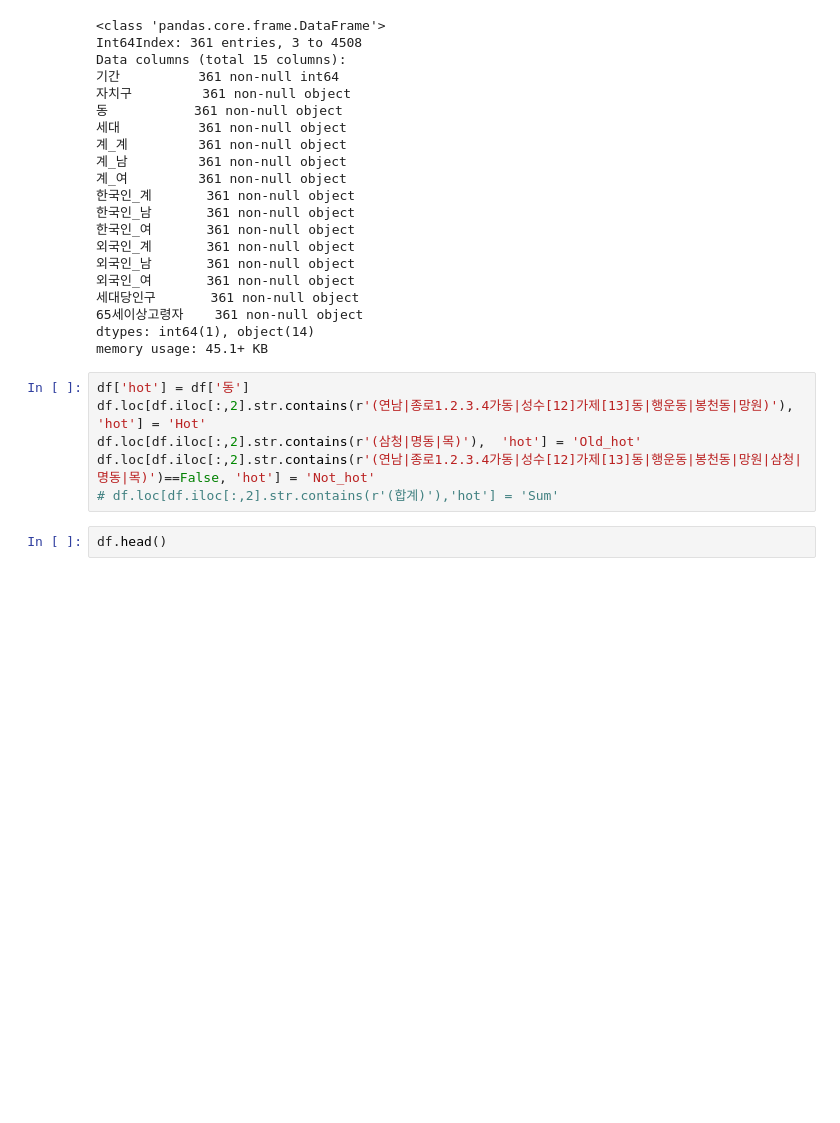
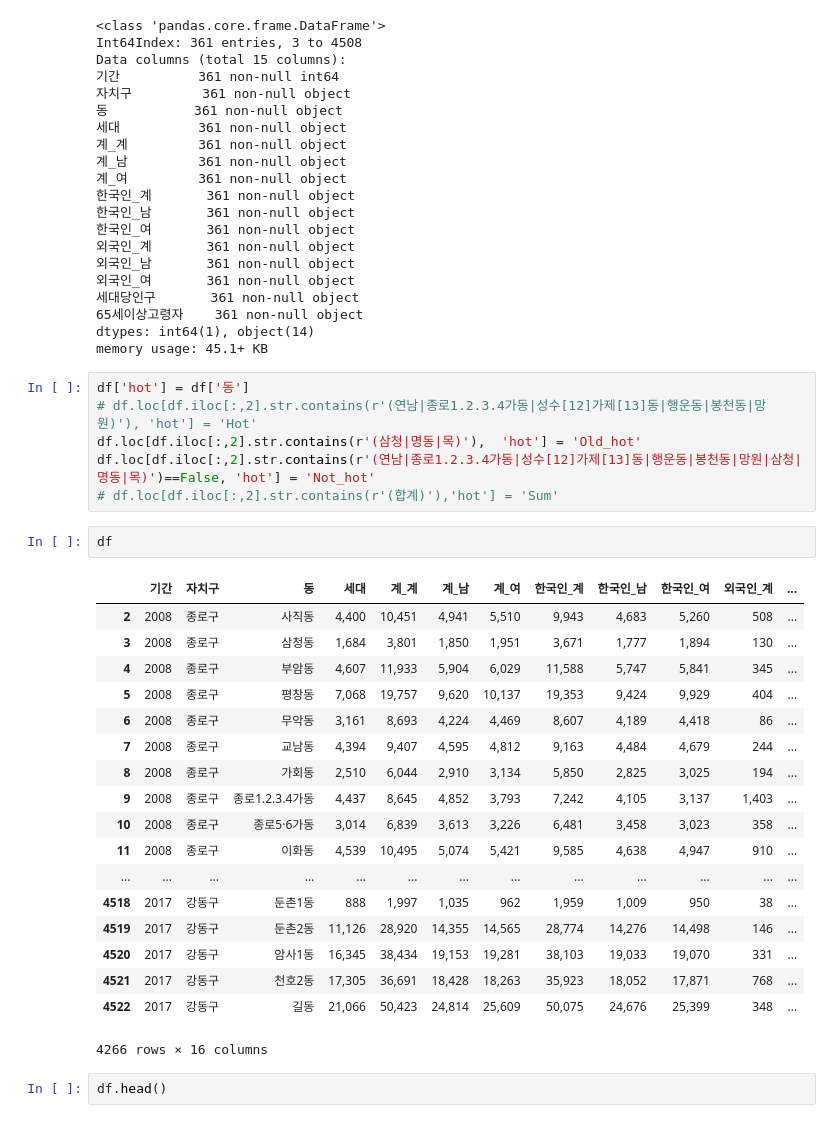
Before and after one commit to dataitgirls2/Next_Hip_Place, a Jupyter notebook: code/seoul_populations/population_visualization.ipynb, the cells around one changed output. Cells and saved outputs as stored; diff of their text form; blank space fills up the shorter version.

```diff
--- a/code/seoul_populations/population_visualization.ipynb
+++ b/code/seoul_populations/population_visualization.ipynb
@@ -47,10 +47,31 @@ dtypes: int64(1), object(14)
 memory usage: 45.1+ KB
 # %%
 df['hot'] = df['동']
-df.loc[df.iloc[:,2].str.contains(r'(연남|종로1.2.3.4가동|성수[12]가제[13]동|행운동|봉천동|망원)'), 'hot'] = 'Hot'
+# df.loc[df.iloc[:,2].str.contains(r'(연남|종로1.2.3.4가동|성수[12]가제[13]동|행운동|봉천동|망원)'), 'hot'] = 'Hot'
 df.loc[df.iloc[:,2].str.contains(r'(삼청|명동|목)'),  'hot'] = 'Old_hot'
 df.loc[df.iloc[:,2].str.contains(r'(연남|종로1.2.3.4가동|성수[12]가제[13]동|행운동|봉천동|망원|삼청|명동|목)')==False, 'hot'] = 'Not_hot'
 # df.loc[df.iloc[:,2].str.contains(r'(합계)'),'hot'] = 'Sum'
+# %%
+df
+# %% [output]
+|  | 기간 | 자치구 | 동 | 세대 | 계_계 | 계_남 | 계_여 | 한국인_계 | 한국인_남 | 한국인_여 | 외국인_계 | ... |
+| 2 | 2008 | 종로구 | 사직동 | 4,400 | 10,451 | 4,941 | 5,510 | 9,943 | 4,683 | 5,260 | 508 | ... |
+| 3 | 2008 | 종로구 | 삼청동 | 1,684 | 3,801 | 1,850 | 1,951 | 3,671 | 1,777 | 1,894 | 130 | ... |
+| 4 | 2008 | 종로구 | 부암동 | 4,607 | 11,933 | 5,904 | 6,029 | 11,588 | 5,747 | 5,841 | 345 | ... |
+| 5 | 2008 | 종로구 | 평창동 | 7,068 | 19,757 | 9,620 | 10,137 | 19,353 | 9,424 | 9,929 | 404 | ... |
+| 6 | 2008 | 종로구 | 무악동 | 3,161 | 8,693 | 4,224 | 4,469 | 8,607 | 4,189 | 4,418 | 86 | ... |
+| 7 | 2008 | 종로구 | 교남동 | 4,394 | 9,407 | 4,595 | 4,812 | 9,163 | 4,484 | 4,679 | 244 | ... |
+| 8 | 2008 | 종로구 | 가회동 | 2,510 | 6,044 | 2,910 | 3,134 | 5,850 | 2,825 | 3,025 | 194 | ... |
+| 9 | 2008 | 종로구 | 종로1.2.3.4가동 | 4,437 | 8,645 | 4,852 | 3,793 | 7,242 | 4,105 | 3,137 | 1,403 | ... |
+| 10 | 2008 | 종로구 | 종로5·6가동 | 3,014 | 6,839 | 3,613 | 3,226 | 6,481 | 3,458 | 3,023 | 358 | ... |
+| 11 | 2008 | 종로구 | 이화동 | 4,539 | 10,495 | 5,074 | 5,421 | 9,585 | 4,638 | 4,947 | 910 | ... |
+| ... | ... | ... | ... | ... | ... | ... | ... | ... | ... | ... | ... | ... |
+| 4518 | 2017 | 강동구 | 둔촌1동 | 888 | 1,997 | 1,035 | 962 | 1,959 | 1,009 | 950 | 38 | ... |
+| 4519 | 2017 | 강동구 | 둔촌2동 | 11,126 | 28,920 | 14,355 | 14,565 | 28,774 | 14,276 | 14,498 | 146 | ... |
+| 4520 | 2017 | 강동구 | 암사1동 | 16,345 | 38,434 | 19,153 | 19,281 | 38,103 | 19,033 | 19,070 | 331 | ... |
+| 4521 | 2017 | 강동구 | 천호2동 | 17,305 | 36,691 | 18,428 | 18,263 | 35,923 | 18,052 | 17,871 | 768 | ... |
+| 4522 | 2017 | 강동구 | 길동 | 21,066 | 50,423 | 24,814 | 25,609 | 50,075 | 24,676 | 25,399 | 348 | ... |
+4266 rows × 16 columns
 # %%
 df.head()
 # %% [output]
```
Also changed, not shown: parts of 11 cells of this notebook, 3 other files.
